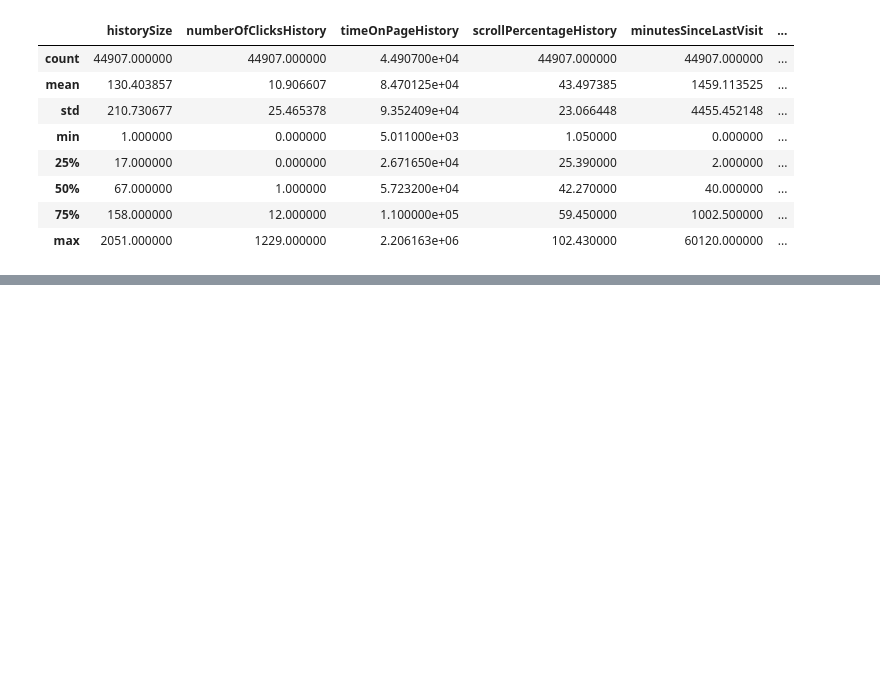
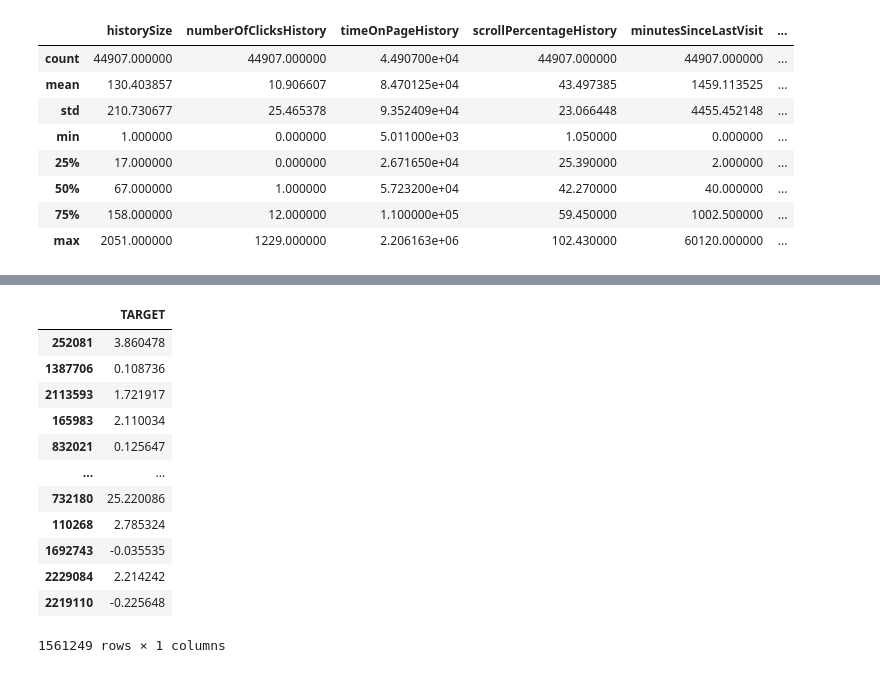
Before and after one commit to gmferratti/ML_Engineer_Datathon, a Jupyter notebook: notebooks/gmferratti/target/target.ipynb, the cells around one changed output, grey strips where cells are left out. Saved outputs shown, nothing was run; the diff lists cells and outputs as text; code cells hidden in the pictures; blank space fills up the shorter version.

```diff
--- a/notebooks/gmferratti/target/target.ipynb
+++ b/notebooks/gmferratti/target/target.ipynb
@@ -224,0 +314,16 @@ Index(['userType', 'issuedDatetime', 'timestampHistoryDatetime', 'coldStart',
+# %%
+y_train
+# %% [output]
+|  | TARGET |
+| 252081 | 3.860478 |
+| 1387706 | 0.108736 |
+| 2113593 | 1.721917 |
+| 165983 | 2.110034 |
+| 832021 | 0.125647 |
+| ... | ... |
+| 732180 | 25.220086 |
+| 110268 | 2.785324 |
+| 1692743 | -0.035535 |
+| 2229084 | 2.214242 |
+| 2219110 | -0.225648 |
+1561249 rows × 1 columns
```
Also changed, not shown: parts of 6 cells of this notebook, 3 other files.
